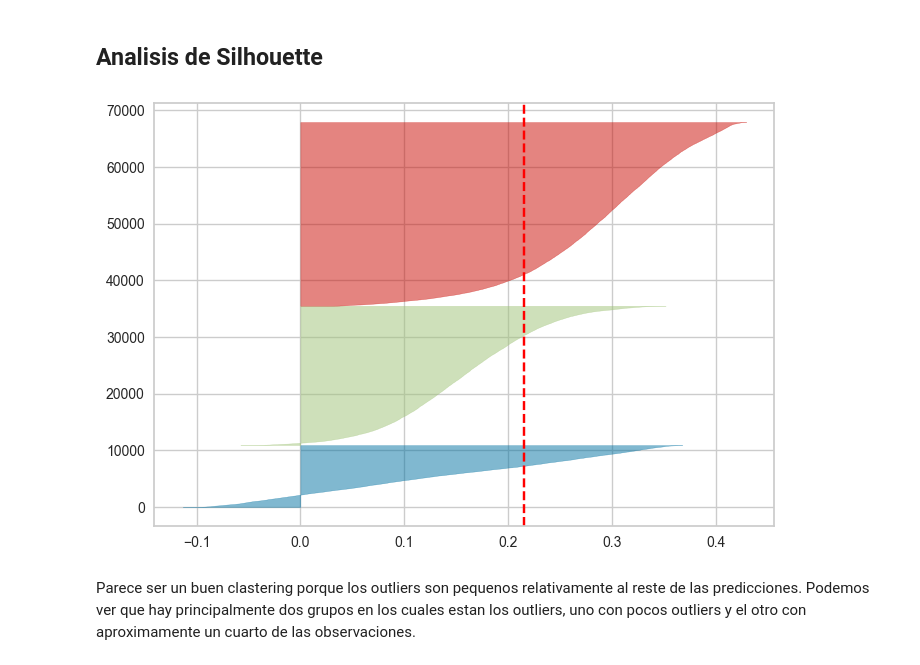
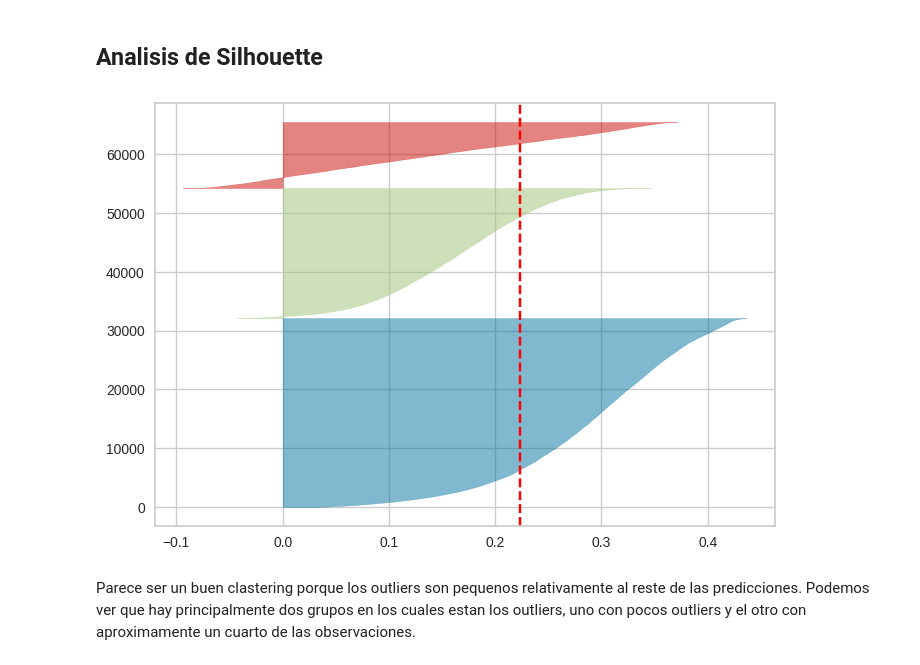
Before and after one commit to AlanRichmond/7506R-1C2024-GRUPO10, a Jupyter notebook: 7506R_TP1_GRUPO10_ENTREGA.ipynb, the cells around one changed output. Cells and saved outputs as stored; diff of their text form; code cells hidden in the pictures.

```diff
--- a/7506R_TP1_GRUPO10_ENTREGA.ipynb
+++ b/7506R_TP1_GRUPO10_ENTREGA.ipynb
@@ -1457,14 +1457,14 @@ Vamos a considerar que el mejor numero de cluster es 3.
 # %%
 from yellowbrick.cluster import SilhouetteVisualizer
 
-model = KMeans(3, random_state=0)
+model = KMeans(3, random_state=0,n_init = 10)
 
 # Visualizamos el gráfico de silueta
 visualizer = SilhouetteVisualizer(model, colors='yellowbrick')    # Instancio el visualizador
 visualizer.fit(scaled_conjunto_entrenamiento_final)
 plt.show()
 # %% [output]
-[figure, old version]
+[figure, new version]
 # %% [markdown]
 Parece ser un buen clastering porque los outliers son pequenos relativamente al reste de las predicciones. Podemos ver que hay principalmente dos grupos en los cuales estan los outliers, uno con pocos outliers y el otro con aproximamente un cuarto de las observaciones.
 # %% [markdown]
```
Also changed, not shown: parts of 47 cells of this notebook.
